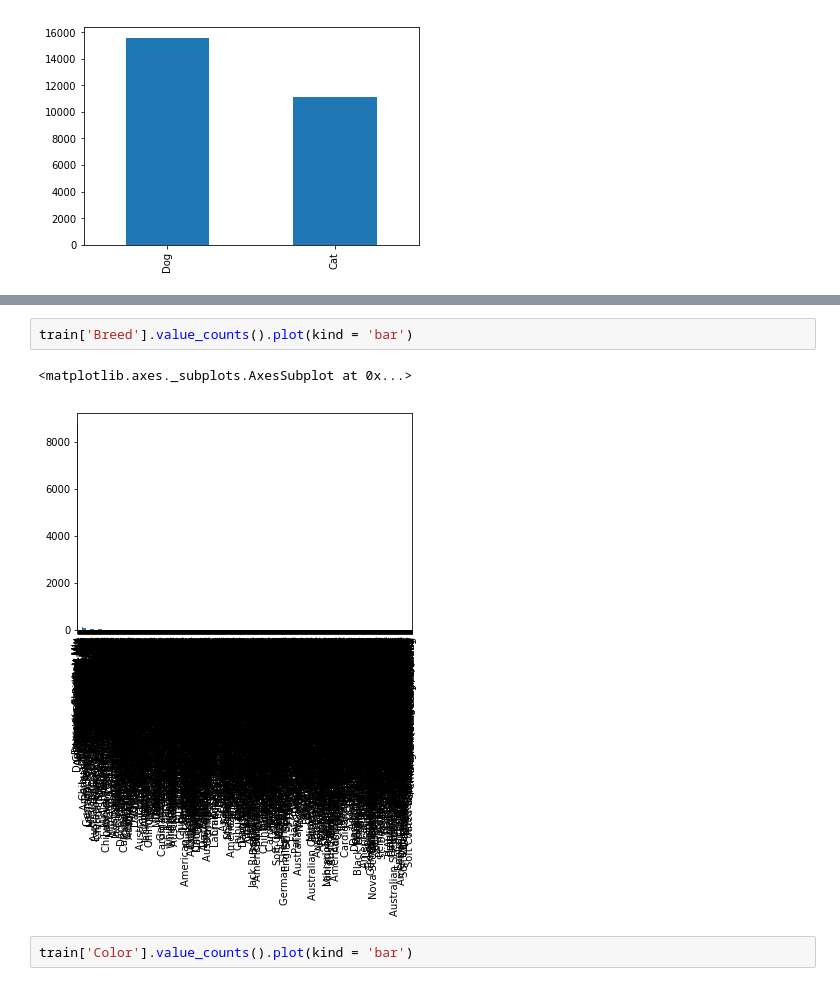
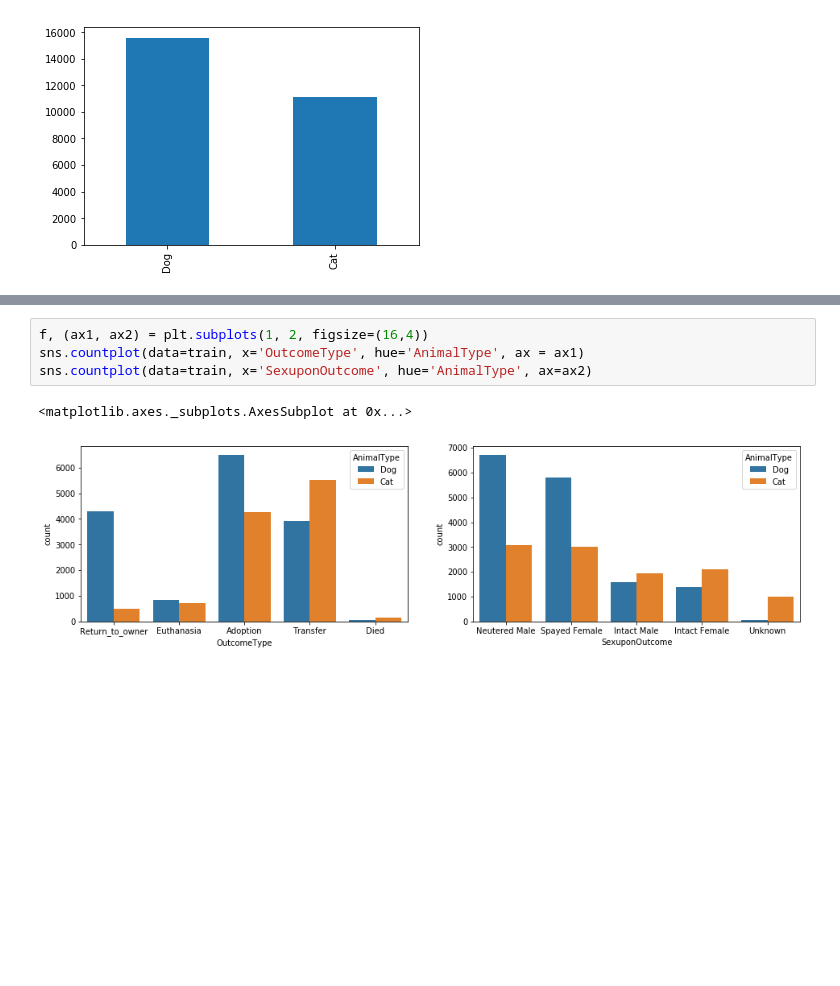
Before and after one commit to JihongL/Shelter-Animal-Outcomes, a Jupyter notebook: Shelter_EDA.ipynb, the cells around one changed output, grey strips where cells are left out. Drawn from its saved outputs; the diff is of its cells as text; blank space fills up the shorter version.

```diff
--- a/Shelter_EDA.ipynb
+++ b/Shelter_EDA.ipynb
@@ -189,7 +170,7 @@ train['AgeuponOutcome'].value_counts().plot(kind = 'bar')
-# %%
-train['Breed'].value_counts().plot(kind = 'bar')
-# %% [output]
-<matplotlib.axes._subplots.AxesSubplot at 0x...>
-[figure, removed]
-# %%
-train['Color'].value_counts().plot(kind = 'bar')
+# %%
+f, (ax1, ax2) = plt.subplots(1, 2, figsize=(16,4))
+sns.countplot(data=train, x='OutcomeType', hue='AnimalType', ax = ax1)
+sns.countplot(data=train, x='SexuponOutcome', hue='AnimalType', ax=ax2)
+# %% [output]
+<matplotlib.axes._subplots.AxesSubplot at 0x...>
+[figure, added]
```
Also changed, not shown: parts of 7 cells of this notebook.
